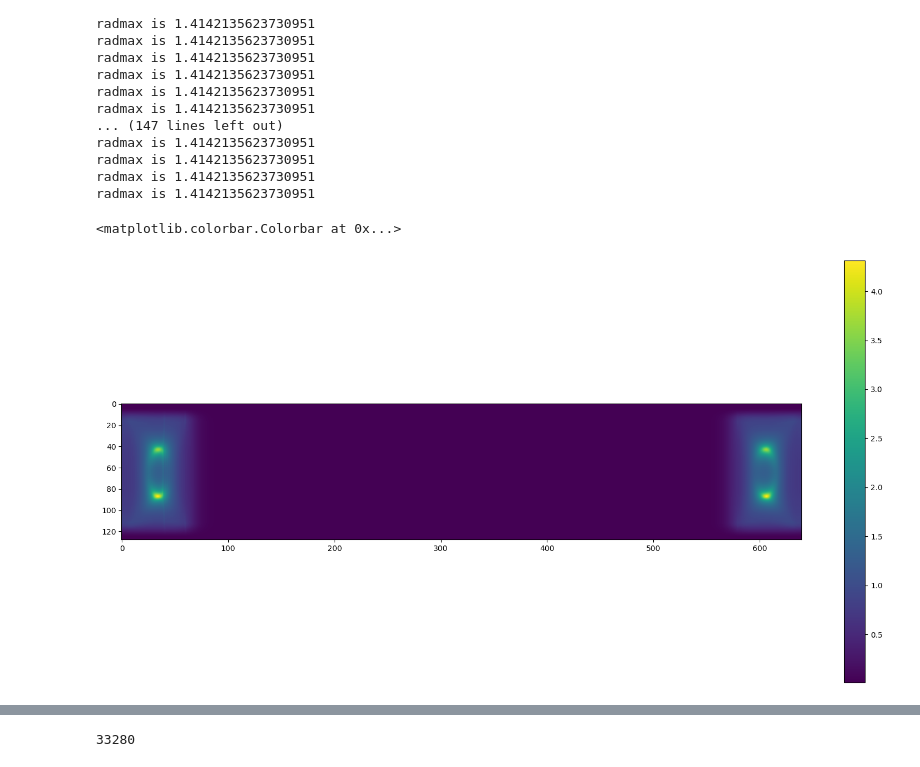
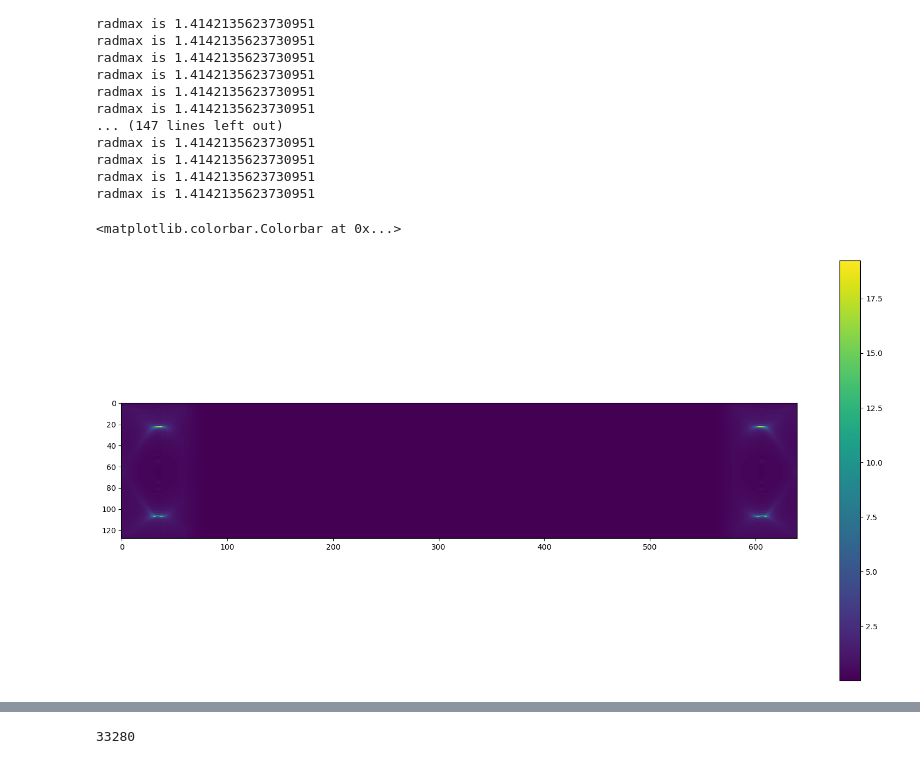
Before and after one commit to Giralaw/SSX-Simulations, a Jupyter notebook: SSX_Scenarios/SSX_plots_inics.ipynb, the cells around one changed output, grey strips where cells are left out. Saved outputs shown, nothing was run; the diff lists cells and outputs as text; code cells hidden in the pictures.

```diff
--- a/SSX_Scenarios/SSX_plots_inics.ipynb
+++ b/SSX_Scenarios/SSX_plots_inics.ipynb
@@ -7,7 +7,7 @@ import dedalus.public as d3 #wow, I just had to call it dedalus.public
 # since it always makes so many complaints
 # Well now I'm just going to ignore the remaining jupyter notebook weirdness
 # %%
-df = h5py.File("DataFolders/128RunTry/checkpoints2/checkpoints2_s1.h5",'r')
+df = h5py.File("DataFolders/128RunTry/checkpoints2/checkpoints2_s2.h5",'r')
 # %%
 df_fields = h5py.File("DataFolders/128RunTry/fields_two/fields_two_s1.h5",'r')
 # %%
@@ -123,12 +131,12 @@ radmax is 1.4142135623730951
 radmax is 1.4142135623730951
 radmax is 1.4142135623730951
 # %%
-Density = df['tasks/lnrho'][1,:,:,:]
+Density = df['tasks/lnrho'][11,:,:,:]
 # %%
 plt.figure(figsize=(20,10)) #make larger
-plt.imshow(np.exp(Density[:,30,:])) #vmax = 0.01
+plt.imshow(np.exp(Density[:,63,:])) #vmax = 0.01
 plt.colorbar()
 # %% [output]
 <matplotlib.colorbar.Colorbar at 0x...>
-[figure, old version]
+[figure, new version]
 # %%
```
Also changed, not shown: parts of 8 cells of this notebook, 3 other files.
